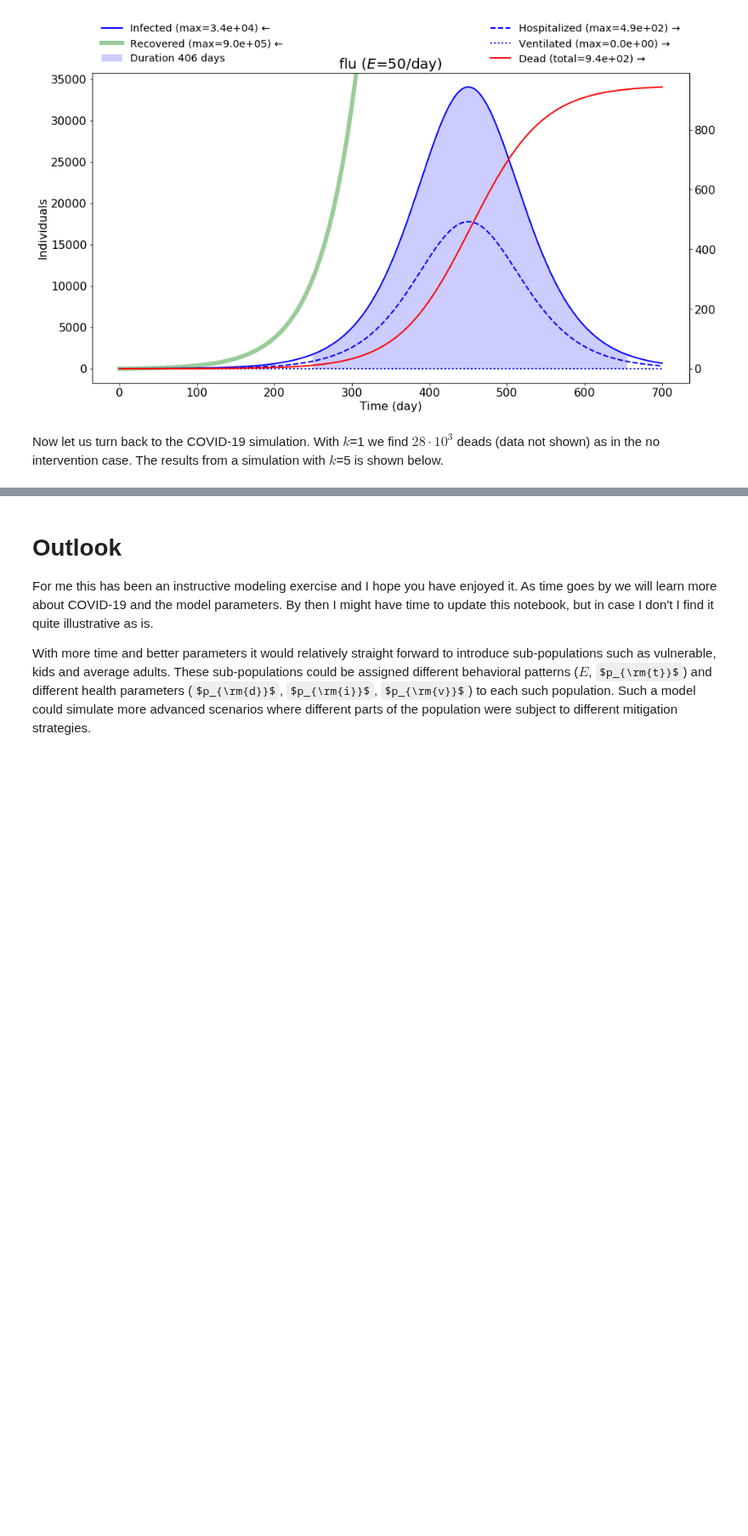
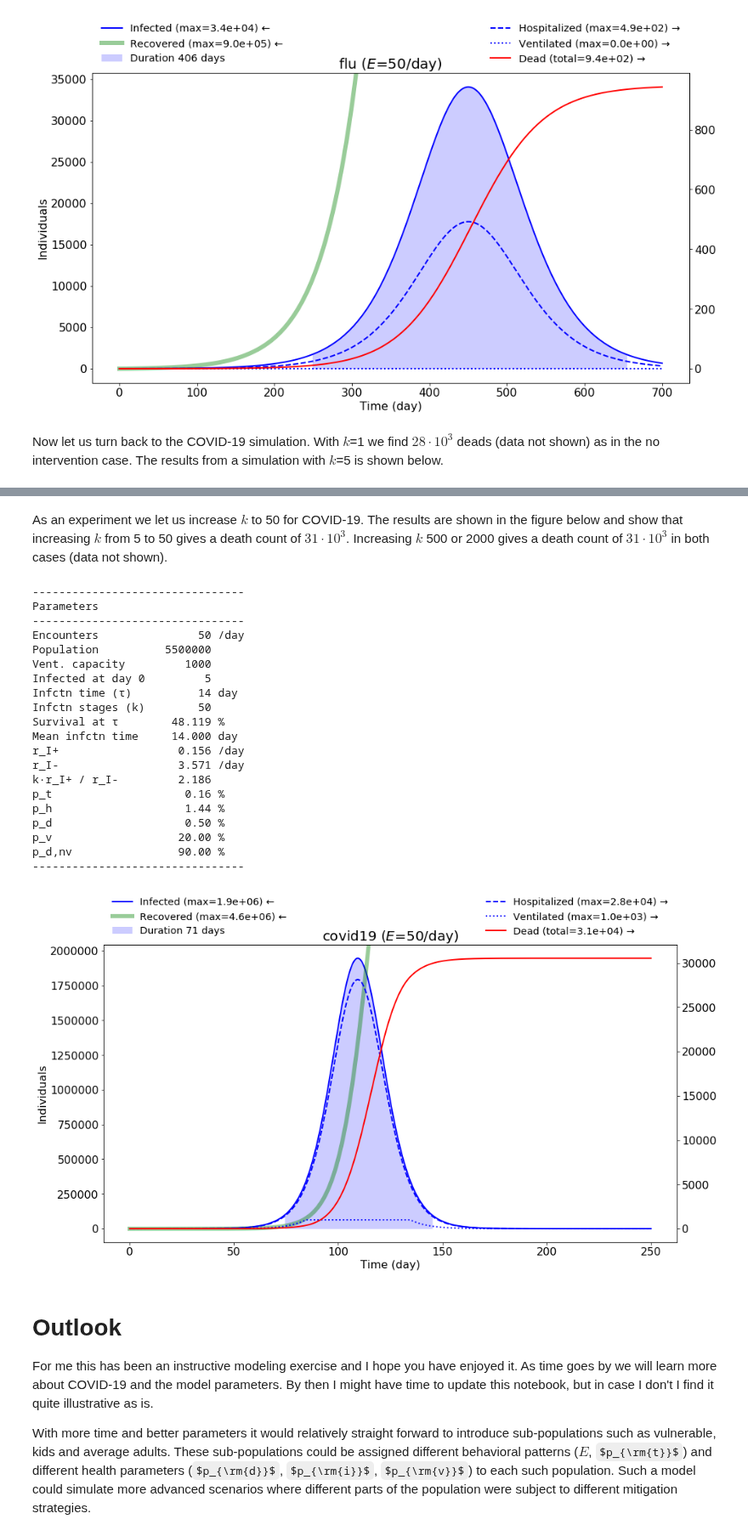
Before and after one commit to mrsonne/virus, a Jupyter notebook: virus.ipynb, the cells around one changed output, grey strips where cells are left out. Shown at 85% size. Cells and saved outputs as stored; diff of their text form; code cells hidden in the pictures; some formulas as TeX source; blank space fills up the shorter version.

Commit message:
fix results from covid simulations with k>1

```diff
--- a/virus.ipynb
+++ b/virus.ipynb
@@ -465,3 +475,31 @@ From the figure above we see that the total number of recovered is the same as i
+# %% [markdown]
+As an experiment we let us increase $k$ to 50 for COVID-19. The results are shown in the figure below and show that increasing $k$ from 5 to 50 gives a death count of $31\cdot 10^3$. Increasing $k$ 500 or 2000 gives a death count of $31\cdot 10^3$ in both cases (data not shown).
+# %%
+run.virus('covid19', 'denmark',
+          encounters_per_day, k=50,
+          p_t=p_t, survival_at_tau='tau_is_mean', tspan=[0,250])
+# %% [output]
+--------------------------------
+Parameters
+--------------------------------
+Encounters               50 /day
+Population          5500000
+Vent. capacity         1000
+Infected at day 0         5
+Infctn time (τ)          14 day
+Infctn stages (k)        50
+Survival at τ        48.119 %
+Mean infctn time     14.000 day
+r_I+                  0.156 /day
+r_I-                  3.571 /day
+k·r_I+ / r_I-         2.186
+p_t                    0.16 %
+p_h                    1.44 %
+p_d                    0.50 %
+p_v                   20.00 %
+p_d,nv                90.00 %
+--------------------------------
+[figure, added]
 # %% [markdown]
 Outlook
 =======
```
Also changed, not shown: parts of 5 cells of this notebook.
